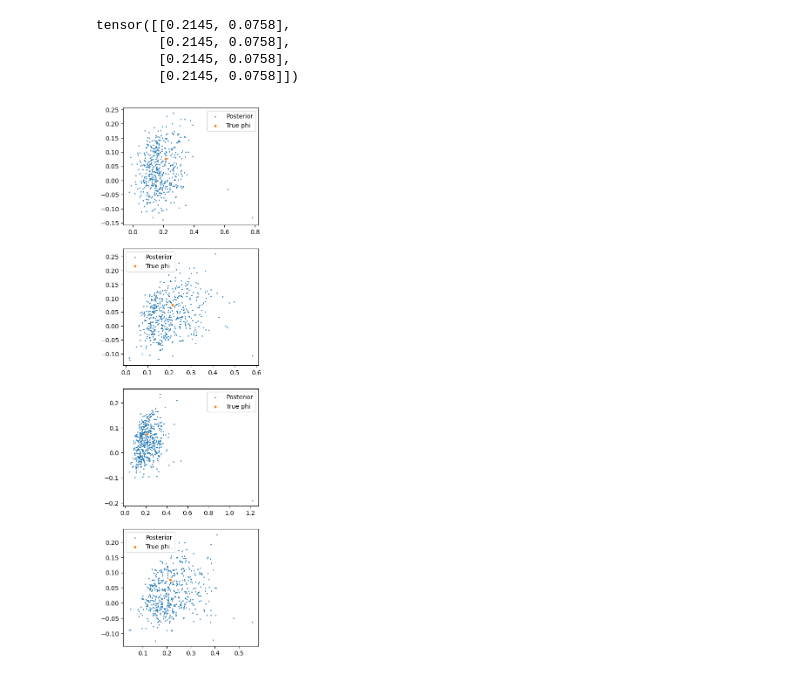
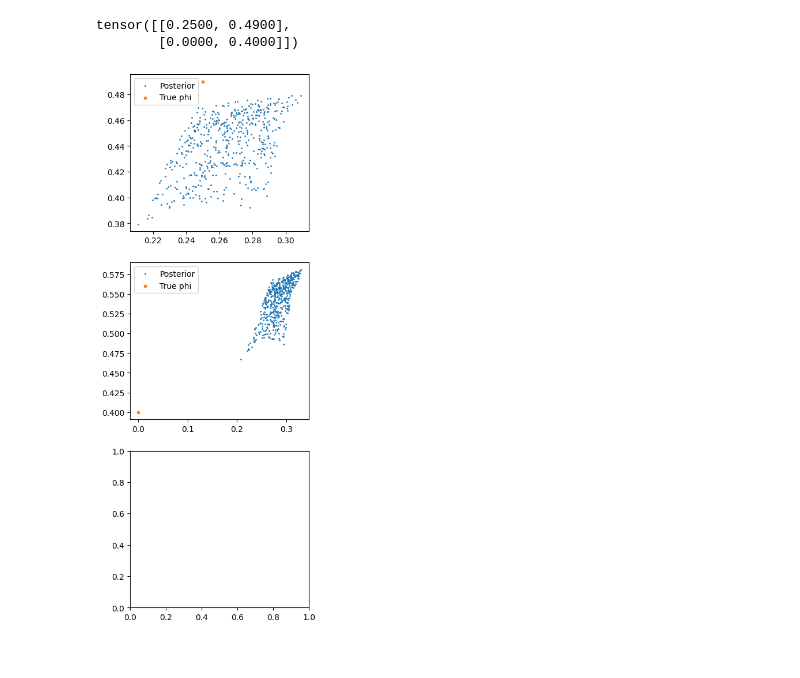
Before and after one commit to nidropakshin2/Amortized-learning, a Jupyter notebook: notebooks/SIR_flow.ipynb, the cells around one changed output. Saved outputs shown, nothing was run; the diff lists cells and outputs as text; code cells hidden in the pictures.

```diff
--- a/notebooks/SIR_flow.ipynb
+++ b/notebooks/SIR_flow.ipynb
@@ -143,11 +143,11 @@ class CondFlow(nn.Module):
         super().__init__()
         self.dim = phi_dim
         self.net = nn.Sequential(
-            nn.Linear(1 + x_dim + phi_dim, h), nn.ELU(),
-            nn.Linear(h, h), nn.ELU(),
-            nn.Linear(h, h), nn.ELU(),
-            nn.Linear(h, h), nn.ELU(),
-            nn.Linear(h, h), nn.ELU(),
+            nn.Linear(1 + x_dim + phi_dim, h), nn.ReLU(),
+            nn.Linear(h, h), nn.ReLU(),
+            nn.Linear(h, h), nn.ReLU(),
+            nn.Linear(h, h), nn.ReLU(),
+            nn.Linear(h, h), nn.ReLU(),
             nn.Linear(h, phi_dim)
         )
 
@@ -261,7 +264,7 @@ s = summary(x).to(device)
 
 n_steps = 10
 time_steps = torch.linspace(0.0, 1.0, n_steps + 1).to(device)
-phi_pred = 0.1*torch.randn_like(phi).to(device)
+phi_pred = torch.rand_like(phi).to(device)
 for i in range(n_steps):
     phi_pred = model.step(phi=phi_pred, x=s, t_start=time_steps[i], t_end=time_steps[i+1])
 
@@ -311,39 +364,37 @@ tensor([[0.0000, 0.0584, 0.0132, 0.0102, 0.6770, 0.1902, 0.8434]]) tensor([[0.06
 # %%
 def sample_posterior(phi, s, n_steps=10, n_samples=1000):
     model.eval()
     posterior = []
     time_steps = torch.linspace(0.0, 1.0, n_steps + 1).to(device)
     for i in range(n_samples):
-        pred_phi = torch.randn_like(phi).to(device)
+        pred_phi = torch.rand_like(phi).to(device)
         for i in range(n_steps):
             pred_phi = model.step(phi=pred_phi, x=s, t_start=time_steps[i], t_end=time_steps[i+1])
         posterior.append(pred_phi[:, None, :])
     return torch.cat(posterior, dim=1).detach()
 
 sir = (1000, 100, 0)
 
 # phi = sample_prior(4).to(device)
-phi = torch.tensor([[0.2145, 0.0758],
-        [0.2145, 0.0758],
-        [0.2145, 0.0758],
-        [0.2145, 0.0758]])
+phi = torch.tensor([[0.25, 0.49],
+        [0.0, 0.4]])
+#         [0.2145, 0.0758],
+#         [0.2145, 0.0758]])
 x = simulate(phi, sir, 90)
 s = summary(x).to(device)
 print(phi)
 
-_, ax = plt.subplots(phi.shape[0], 1, figsize=(4, 4 * phi.shape[0]))
-steps = [4, 8, 16, 32, 64]
+_, ax = plt.subplots(phi.shape[0]+1, 1, figsize=(4, 4 * (phi.shape[0] + 1)))
+# steps = [4, 8, 16, 32, 64]
 for i in range(phi.shape[0]):
-    posterior = sample_posterior(phi, s, n_steps=steps[i], n_samples=500).cpu()
+    posterior = sample_posterior(phi, s, n_steps=32, n_samples=500).cpu()
     # print(posterior)
     # ax[i].scatter(torch.log(posterior[:, 0]), torch.log(posterior[:, 1]), s=1, label=f"Posterior")
     # ax[i].scatter(torch.log(phi[:, 0]), torch.log(phi[:, 1]), s=10, label=f"True phi")
     ax[i].scatter(posterior[i, :, 0], posterior[i, :, 1], s=1, label=f"Posterior")
     ax[i].scatter(phi[i, 0].cpu(), phi[i, 1].cpu(), s=10, label=f"True phi")
     ax[i].legend()
 # %% [output]
-tensor([[0.2145, 0.0758],
-        [0.2145, 0.0758],
-        [0.2145, 0.0758],
-        [0.2145, 0.0758]])
+tensor([[0.2500, 0.4900],
+        [0.0000, 0.4000]])
-[figure, old version]
+[figure, new version]
```
Also changed, not shown: parts of 12 cells of this notebook.
